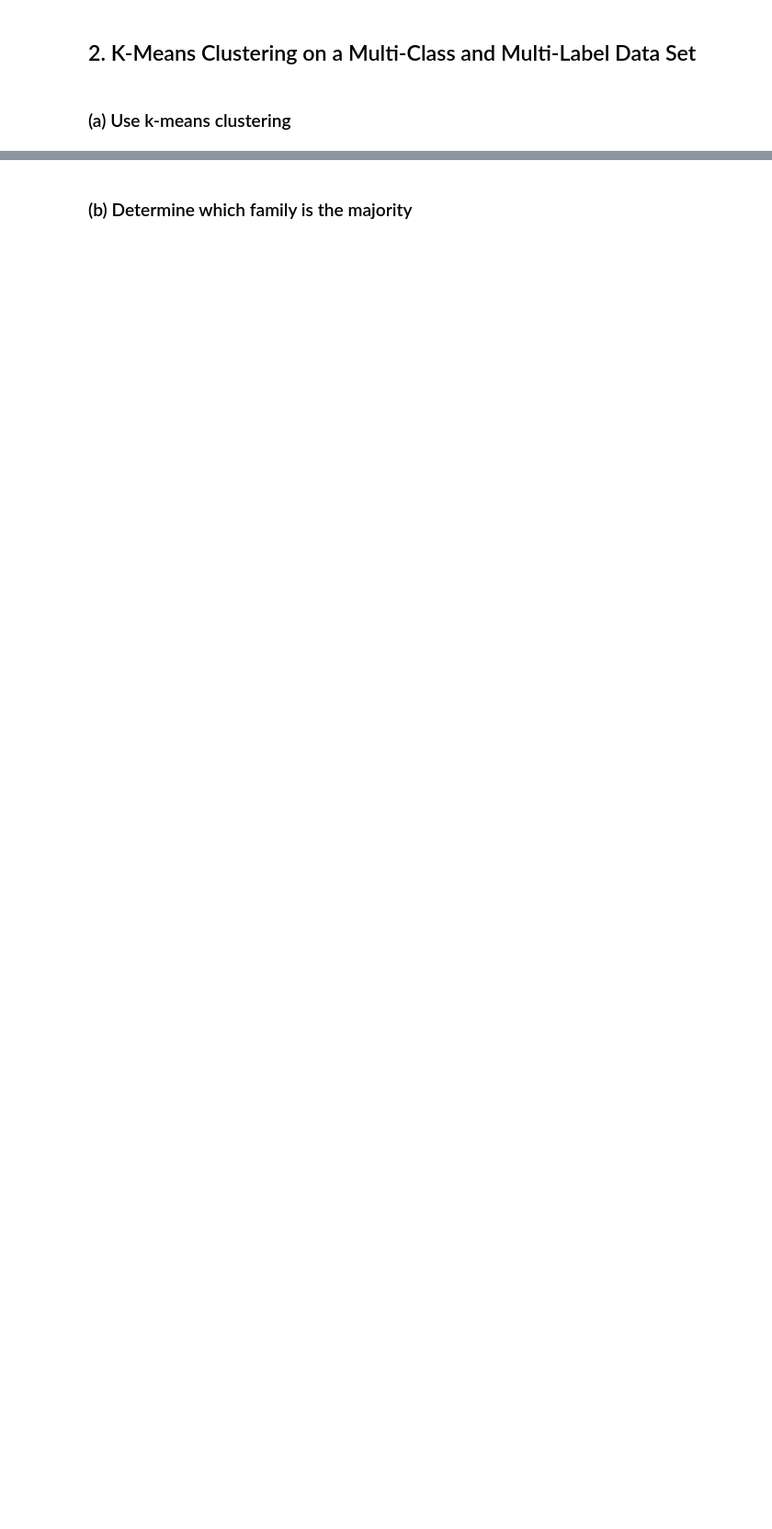
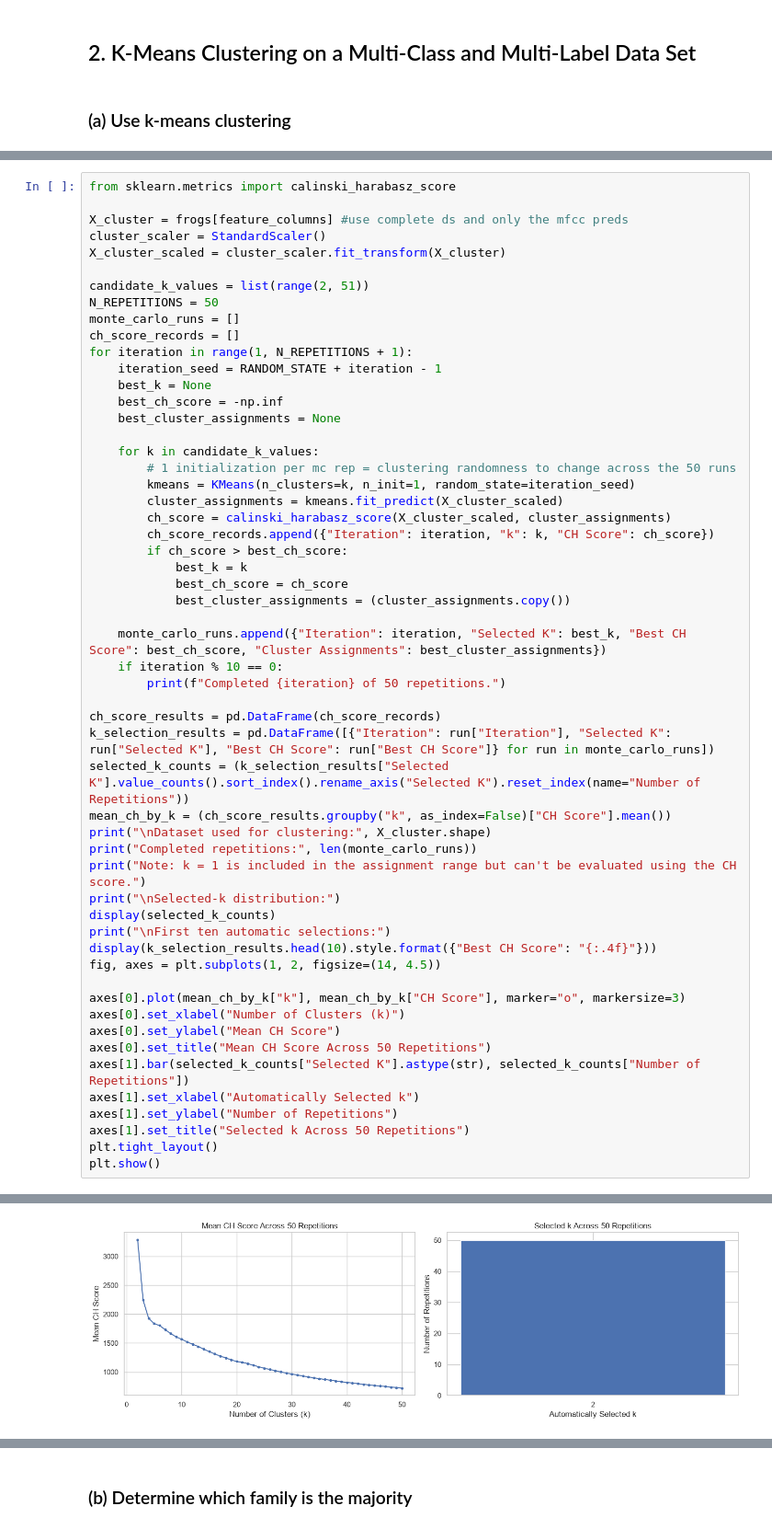
Before and after one commit to manvsatish/dsci-552-hw-7, a Jupyter notebook: notebook/Satish_Manvika_HW7.ipynb, the cells around one changed output, grey strips where cells are left out. Shown at 92% size. Cells and saved outputs as stored; diff of their text form; blank space fills up the shorter version.

```diff
--- a/notebook/Satish_Manvika_HW7.ipynb
+++ b/notebook/Satish_Manvika_HW7.ipynb
@@ -402,0 +363,56 @@ Highest CH score: 3284.6059
+# %%
+from sklearn.metrics import calinski_harabasz_score
+
+X_cluster = frogs[feature_columns] #use complete ds and only the mfcc preds
+cluster_scaler = StandardScaler()
+X_cluster_scaled = cluster_scaler.fit_transform(X_cluster)
+
+candidate_k_values = list(range(2, 51))
+N_REPETITIONS = 50
+monte_carlo_runs = []
+ch_score_records = []
+for iteration in range(1, N_REPETITIONS + 1):
+    iteration_seed = RANDOM_STATE + iteration - 1
+    best_k = None
+    best_ch_score = -np.inf
+    best_cluster_assignments = None
+
+    for k in candidate_k_values:
+        # 1 initialization per mc rep = clustering randomness to change across the 50 runs
+        kmeans = KMeans(n_clusters=k, n_init=1, random_state=iteration_seed)
+        cluster_assignments = kmeans.fit_predict(X_cluster_scaled)
+        ch_score = calinski_harabasz_score(X_cluster_scaled, cluster_assignments)
+        ch_score_records.append({"Iteration": iteration, "k": k, "CH Score": ch_score})
+        if ch_score > best_ch_score:
+            best_k = k
+            best_ch_score = ch_score
+            best_cluster_assignments = (cluster_assignments.copy())
+
+    monte_carlo_runs.append({"Iteration": iteration, "Selected K": best_k, "Best CH Score": best_ch_score, "Cluster Assignments": best_cluster_assignments})
+    if iteration % 10 == 0:
+        print(f"Completed {iteration} of 50 repetitions.")
+
+ch_score_results = pd.DataFrame(ch_score_records)
+k_selection_results = pd.DataFrame([{"Iteration": run["Iteration"], "Selected K": run["Selected K"], "Best CH Score": run["Best CH Score"]} for run in monte_carlo_runs])
+selected_k_counts = (k_selection_results["Selected K"].value_counts().sort_index().rename_axis("Selected K").reset_index(name="Number of Repetitions"))
+mean_ch_by_k = (ch_score_results.groupby("k", as_index=False)["CH Score"].mean())
+print("\nDataset used for clustering:", X_cluster.shape)
+print("Completed repetitions:", len(monte_carlo_runs))
+print("Note: k = 1 is included in the assignment range but can't be evaluated using the CH score.")
+print("\nSelected-k distribution:")
+display(selected_k_counts)
+print("\nFirst ten automatic selections:")
+display(k_selection_results.head(10).style.format({"Best CH Score": "{:.4f}"}))
+fig, axes = plt.subplots(1, 2, figsize=(14, 4.5))
+
+axes[0].plot(mean_ch_by_k["k"], mean_ch_by_k["CH Score"], marker="o", markersize=3)
+axes[0].set_xlabel("Number of Clusters (k)")
+axes[0].set_ylabel("Mean CH Score")
+axes[0].set_title("Mean CH Score Across 50 Repetitions")
+axes[1].bar(selected_k_counts["Selected K"].astype(str), selected_k_counts["Number of Repetitions"])
+axes[1].set_xlabel("Automatically Selected k")
+axes[1].set_ylabel("Number of Repetitions")
+axes[1].set_title("Selected k Across 50 Repetitions")
+plt.tight_layout()
+plt.show()
+# %% [output]
@@ -403,2 +444,3 @@ Highest CH score: 3284.6059
+[figure, added]
 # %% [markdown]
 #### K-Means Cluster-Number Selection
```
Also changed, not shown: parts of 6 cells of this notebook.
